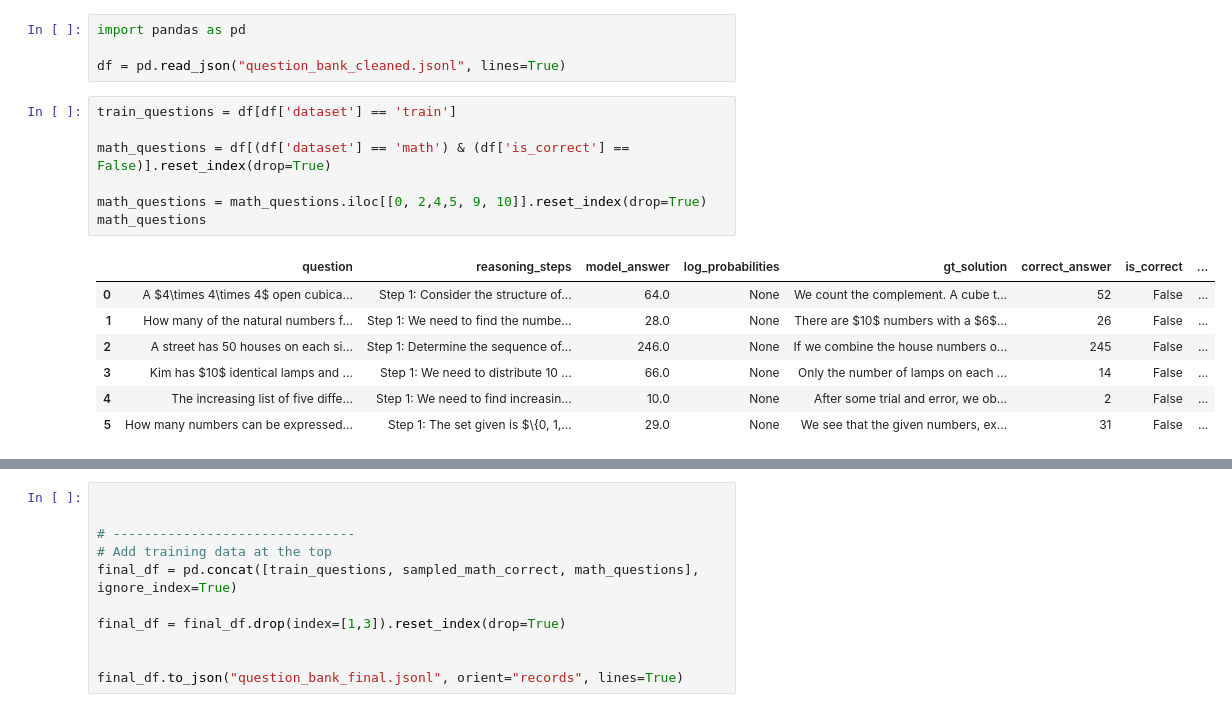
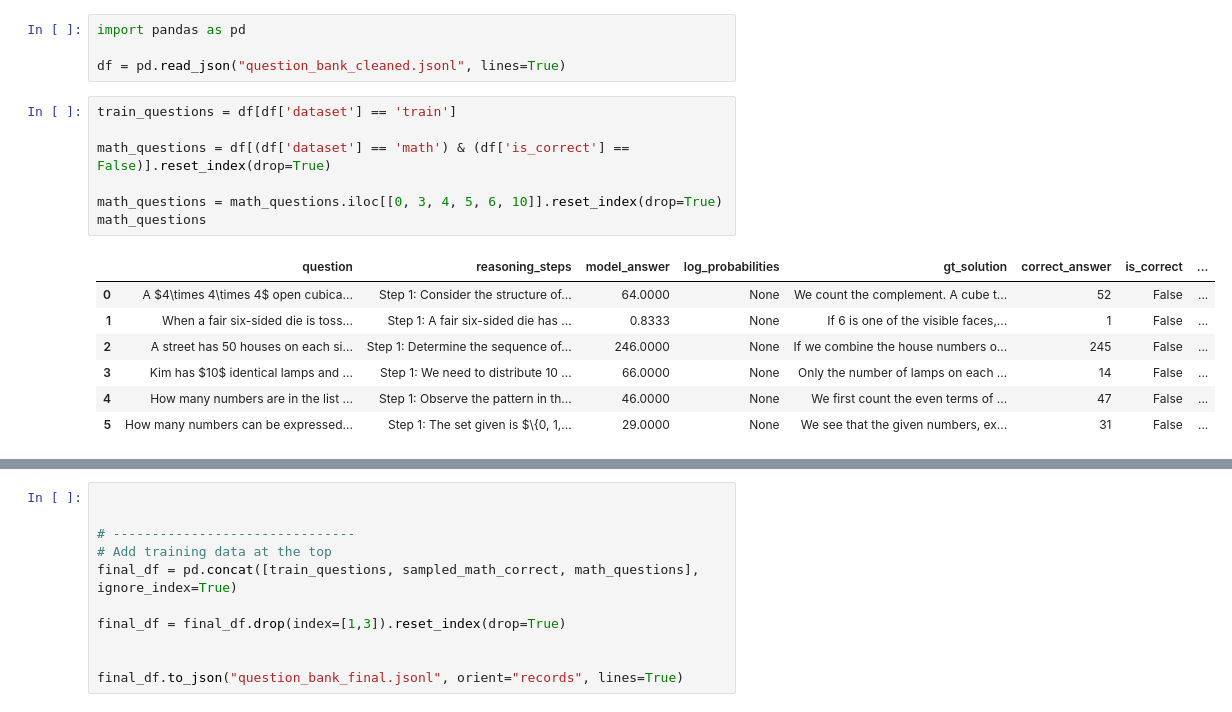
Before and after one commit to zixianma/interactive-chains, a Jupyter notebook: data/select_data.ipynb, the cells around one changed output, grey strips where cells are left out. Cells and saved outputs as stored; diff of their text form.

Commit message:
Update the study questions to balance the difficulty

```diff
--- a/data/select_data.ipynb
+++ b/data/select_data.ipynb
@@ -366,18 +366,18 @@ df = pd.read_json("question_bank_cleaned.jsonl", lines=True)
 # %%
 train_questions = df[df['dataset'] == 'train']
 
 math_questions = df[(df['dataset'] == 'math') & (df['is_correct'] == False)].reset_index(drop=True)
 
-math_questions = math_questions.iloc[[0, 2,4,5, 9, 10]].reset_index(drop=True)
+math_questions = math_questions.iloc[[0, 3, 4, 5, 6, 10]].reset_index(drop=True)
 math_questions
 # %% [output]
 |  | question | reasoning_steps | model_answer | log_probabilities | gt_solution | correct_answer | is_correct | ... |
-| 0 | A $4\times 4\times 4$ open cubica... | Step 1: Consider the structure of... | 64.0 | None | We count the complement. A cube t... | 52 | False | ... |
-| 1 | How many of the natural numbers f... | Step 1: We need to find the numbe... | 28.0 | None | There are $10$ numbers with a $6$... | 26 | False | ... |
-| 2 | A street has 50 houses on each si... | Step 1: Determine the sequence of... | 246.0 | None | If we combine the house numbers o... | 245 | False | ... |
-| 3 | Kim has $10$ identical lamps and ... | Step 1: We need to distribute 10 ... | 66.0 | None | Only the number of lamps on each ... | 14 | False | ... |
-| 4 | The increasing list of five diffe... | Step 1: We need to find increasin... | 10.0 | None | After some trial and error, we ob... | 2 | False | ... |
-| 5 | How many numbers can be expressed... | Step 1: The set given is $\{0, 1,... | 29.0 | None | We see that the given numbers, ex... | 31 | False | ... |
+| 0 | A $4\times 4\times 4$ open cubica... | Step 1: Consider the structure of... | 64.0000 | None | We count the complement. A cube t... | 52 | False | ... |
+| 1 | When a fair six-sided die is toss... | Step 1: A fair six-sided die has ... | 0.8333 | None | If 6 is one of the visible faces,... | 1 | False | ... |
+| 2 | A street has 50 houses on each si... | Step 1: Determine the sequence of... | 246.0000 | None | If we combine the house numbers o... | 245 | False | ... |
+| 3 | Kim has $10$ identical lamps and ... | Step 1: We need to distribute 10 ... | 66.0000 | None | Only the number of lamps on each ... | 14 | False | ... |
+| 4 | How many numbers are in the list ... | Step 1: Observe the pattern in th... | 46.0000 | None | We first count the even terms of ... | 47 | False | ... |
+| 5 | How many numbers can be expressed... | Step 1: The set given is $\{0, 1,... | 29.0000 | None | We see that the given numbers, ex... | 31 | False | ... |
 # %%
 math = pd.read_json("MATH_test_questions_with_logprob.jsonl", lines=True)
 
```
Also changed, not shown: parts of 2 cells of this notebook, 2 other files.
